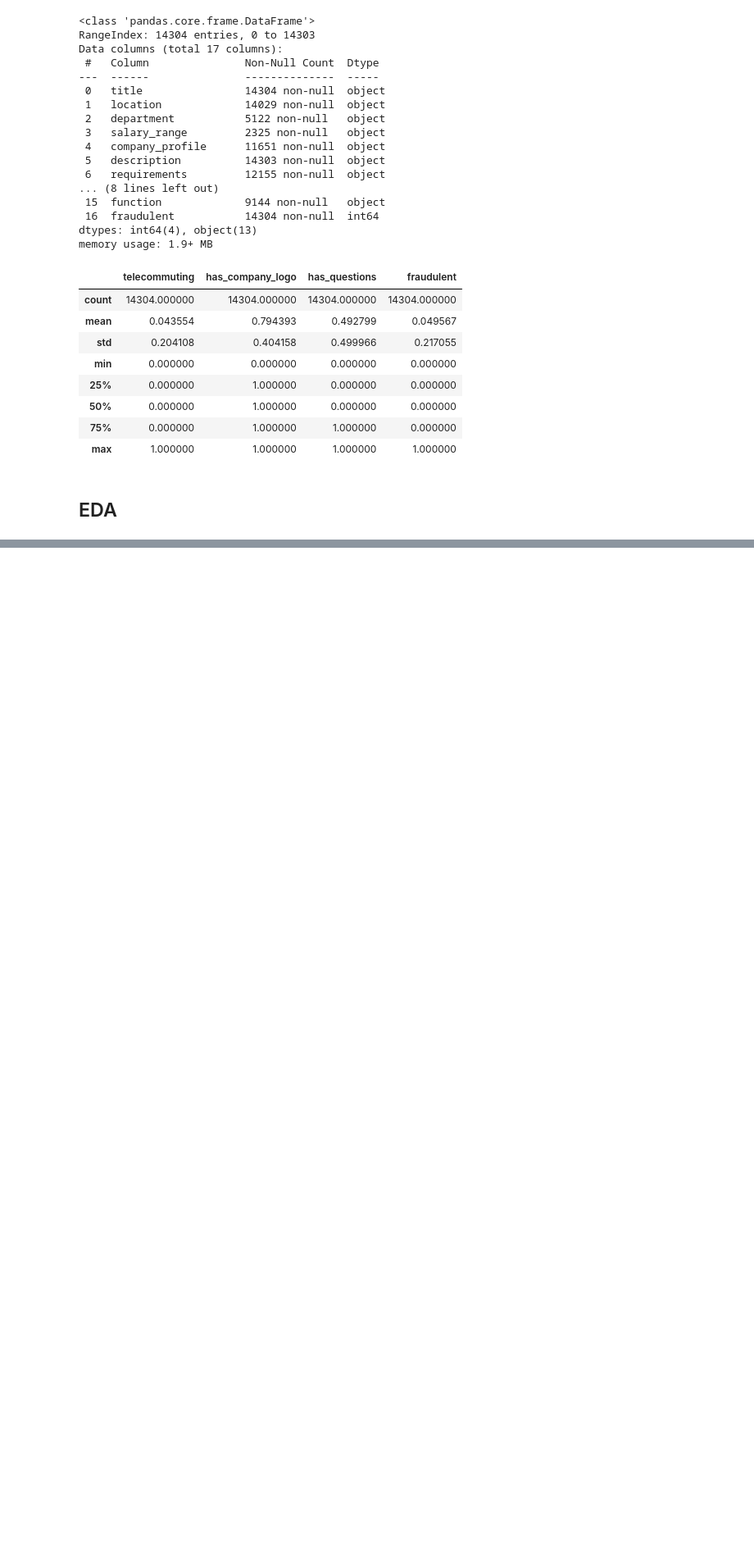
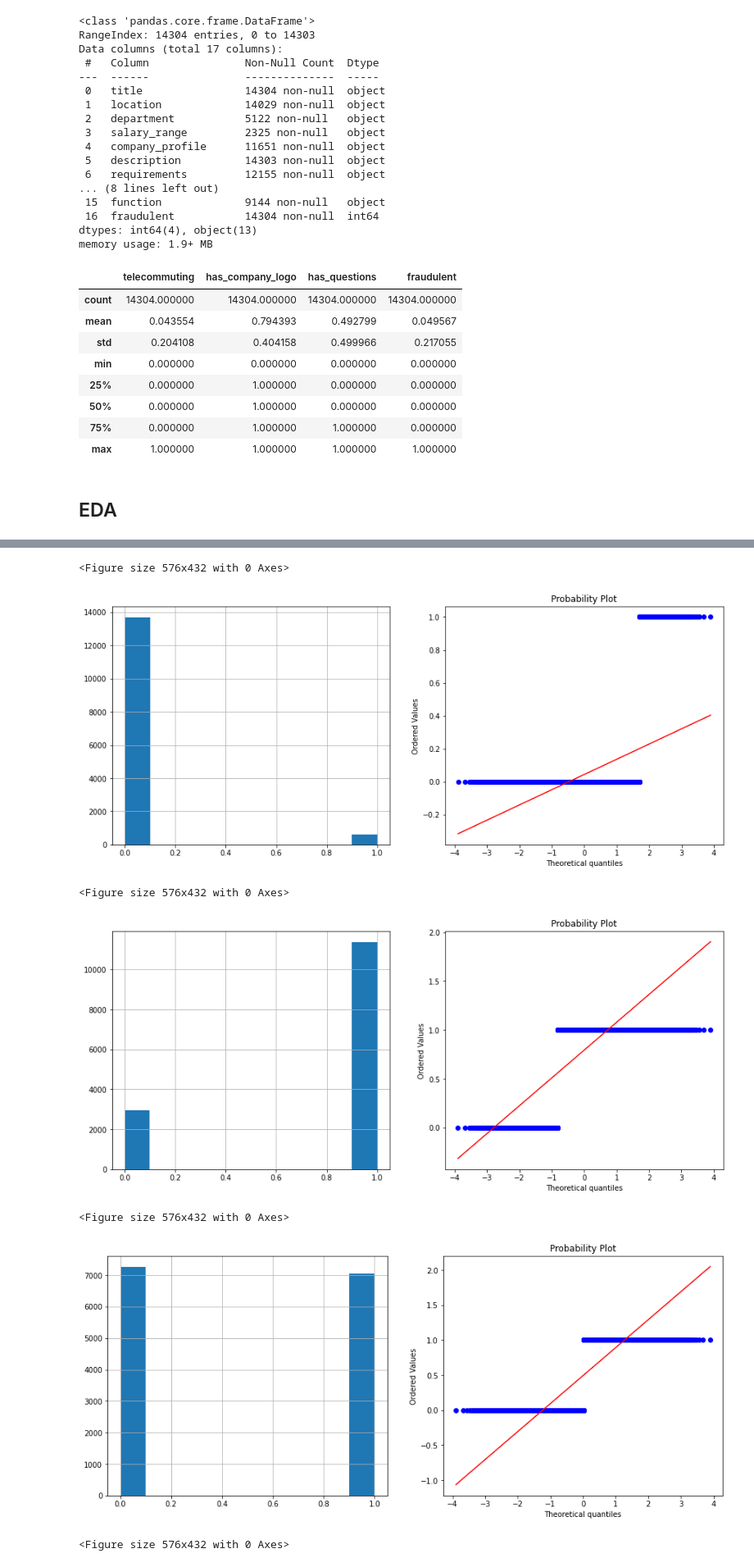
Before and after one commit to obeabi/SdsNovember2020Challenge, a Jupyter notebook: Main_v1.ipynb, the cells around one changed output, grey strips where cells are left out. Shown at 82% size. Drawn from its saved outputs; the diff is of its cells as text; code cells hidden in the pictures; blank space fills up the shorter version.

```diff
--- a/Main_v1.ipynb
+++ b/Main_v1.ipynb
@@ -179,0 +289,30 @@ df_train.describe()
+# %%
+# diagnostic plot to confirm skewness/outliers
+def diagnostic_plots(df,variable):
+  # functin to plot a histogram and Q-Q plot
+
+  plt.figure(figsize = (15,6))
+  plt.subplot(1,2,1)
+  df[variable].hist()
+
+  plt.subplot(1,2,2)
+  stats.probplot(df[variable], dist = "norm", plot = plt)
+
+  #diagnostic_plots(df,'Age') # how to use function
+
+  plt.show()
+# %%
+# Confirm skewness with Q-Q plot for all numerical columns
+
+for i,cols in enumerate(num_train.columns):
+    plt.figure(i)
+    diagnostic_plots(num_train, cols)
+    plt.show()
+# %% [output]
+<Figure size 576x432 with 0 Axes>
+[figure, added]
+<Figure size 576x432 with 0 Axes>
+[figure, added]
+<Figure size 576x432 with 0 Axes>
+[figure, added]
+<Figure size 576x432 with 0 Axes>
```
Also changed, not shown: parts of 41 cells of this notebook.
